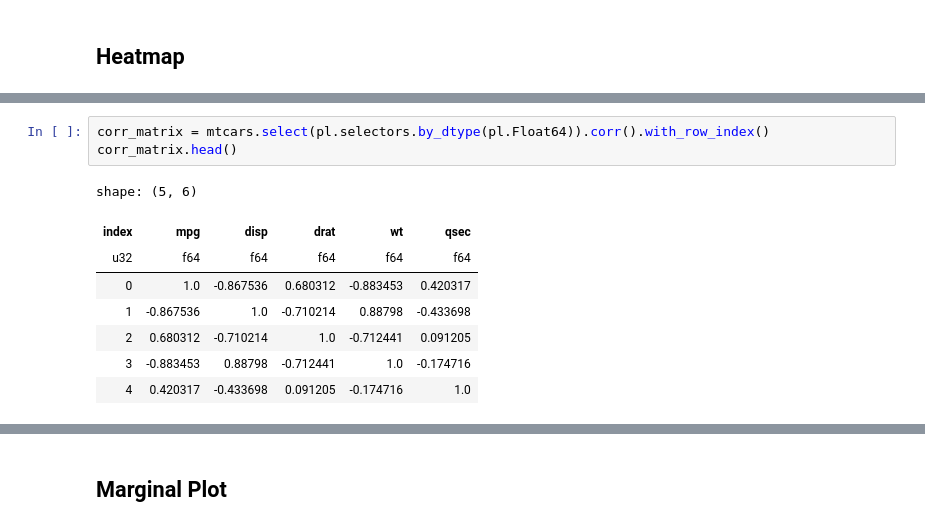
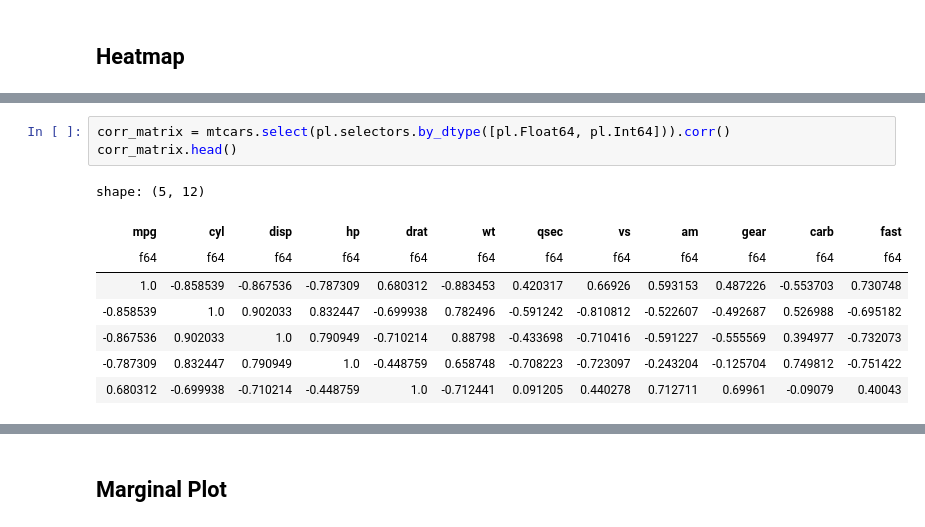
Before and after one commit to ivaquero/blog-bio, a Jupyter notebook: analysis/correlation.ipynb, the cells around one changed output, grey strips where cells are left out. Cells and saved outputs as stored; diff of their text form.

```diff
--- a/analysis/correlation.ipynb
+++ b/analysis/correlation.ipynb
@@ -82,14 +99,14 @@ shape: (5, 13)
 # %%
-corr_matrix = mtcars.select(pl.selectors.by_dtype(pl.Float64)).corr().with_row_index()
+corr_matrix = mtcars.select(pl.selectors.by_dtype([pl.Float64, pl.Int64])).corr()
 corr_matrix.head()
 # %% [output]
-shape: (5, 6)
+shape: (5, 12)
-| index | mpg | disp | drat | wt | qsec |
-| u32 | f64 | f64 | f64 | f64 | f64 |
-| 0 | 1.0 | -0.867536 | 0.680312 | -0.883453 | 0.420317 |
-| 1 | -0.867536 | 1.0 | -0.710214 | 0.88798 | -0.433698 |
-| 2 | 0.680312 | -0.710214 | 1.0 | -0.712441 | 0.091205 |
-| 3 | -0.883453 | 0.88798 | -0.712441 | 1.0 | -0.174716 |
-| 4 | 0.420317 | -0.433698 | 0.091205 | -0.174716 | 1.0 |
+| mpg | cyl | disp | hp | drat | wt | qsec | vs | am | gear | carb | fast |
+| f64 | f64 | f64 | f64 | f64 | f64 | f64 | f64 | f64 | f64 | f64 | f64 |
+| 1.0 | -0.858539 | -0.867536 | -0.787309 | 0.680312 | -0.883453 | 0.420317 | 0.66926 | 0.593153 | 0.487226 | -0.553703 | 0.730748 |
+| -0.858539 | 1.0 | 0.902033 | 0.832447 | -0.699938 | 0.782496 | -0.591242 | -0.810812 | -0.522607 | -0.492687 | 0.526988 | -0.695182 |
+| -0.867536 | 0.902033 | 1.0 | 0.790949 | -0.710214 | 0.88798 | -0.433698 | -0.710416 | -0.591227 | -0.555569 | 0.394977 | -0.732073 |
+| -0.787309 | 0.832447 | 0.790949 | 1.0 | -0.448759 | 0.658748 | -0.708223 | -0.723097 | -0.243204 | -0.125704 | 0.749812 | -0.751422 |
+| 0.680312 | -0.699938 | -0.710214 | -0.448759 | 1.0 | -0.712441 | 0.091205 | 0.440278 | 0.712711 | 0.69961 | -0.09079 | 0.40043 |
 # %%
 corr_matrix2 = (
```
Also changed, not shown: parts of 6 cells of this notebook.
